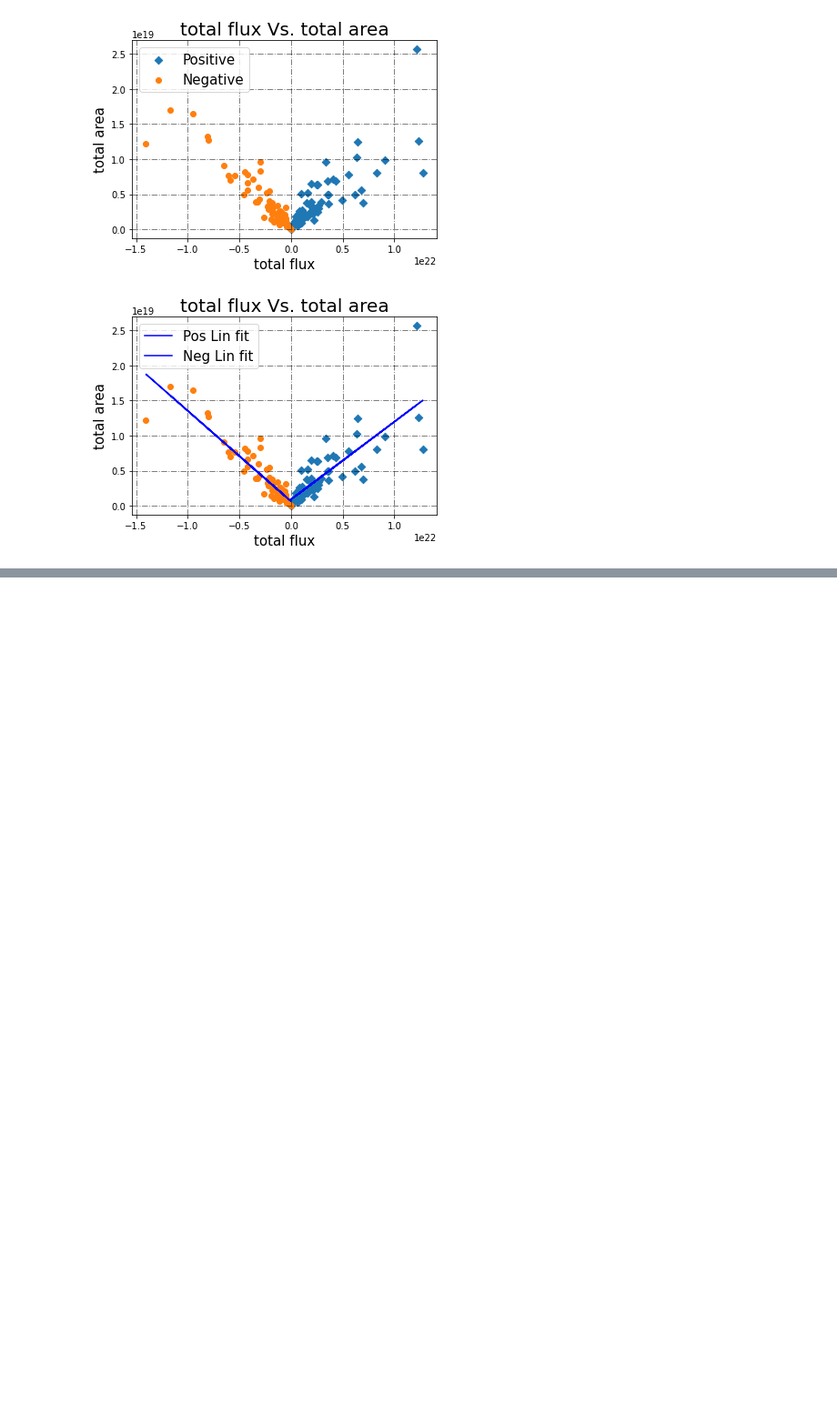
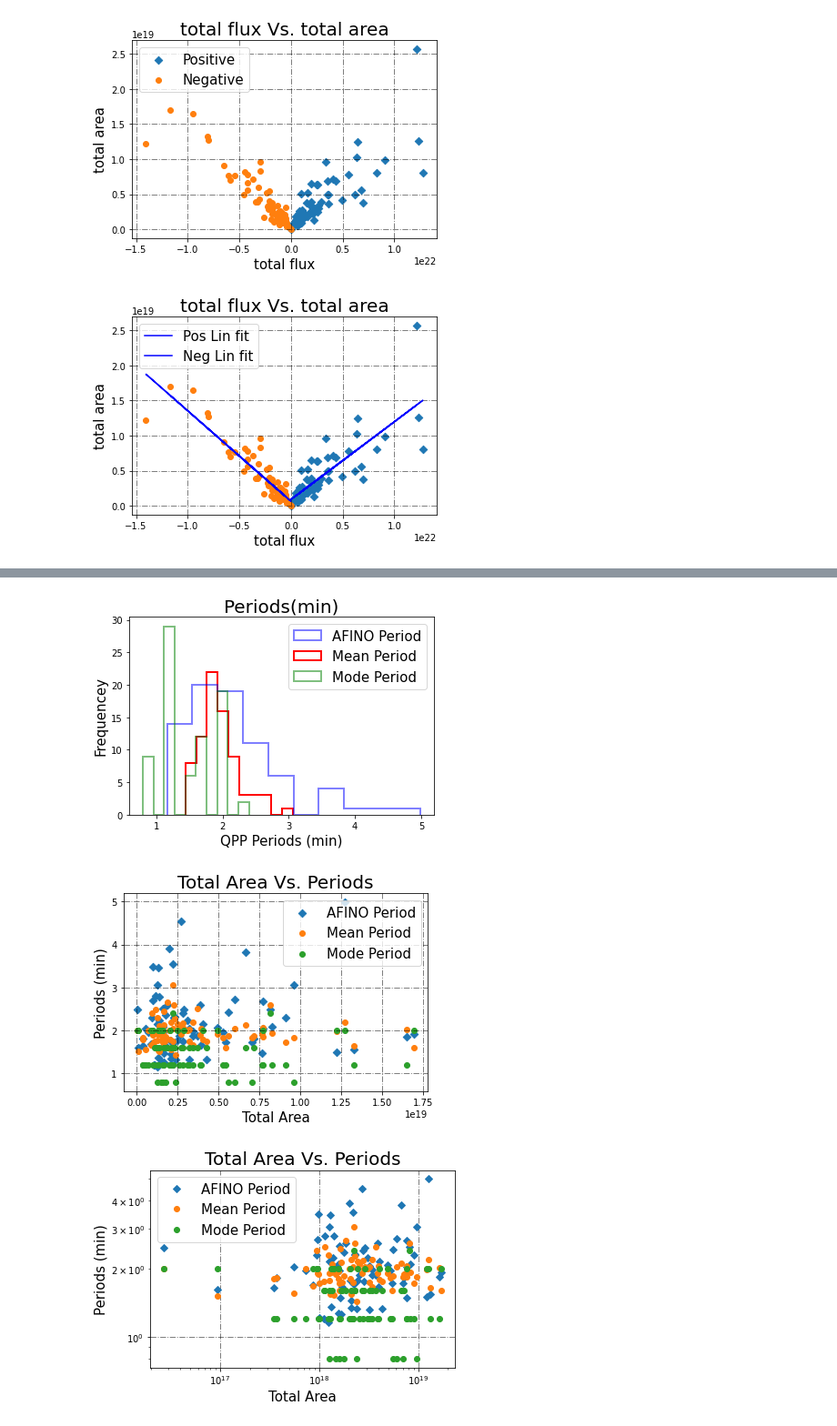
Before and after one commit to mfcorchado/QPPS_Kaz_Ver, a Jupyter notebook: Stats_Code.ipynb, the cells around one changed output, grey strips where cells are left out. Shown at 91% size. Cells and saved outputs as stored; diff of their text form; code cells hidden in the pictures; blank space fills up the shorter version.

```diff
--- a/Stats_Code.ipynb
+++ b/Stats_Code.ipynb
@@ -324,0 +573,12 @@ ValueError: autodetected range of [nan, nan] is not finite
+# %%
+nafino_period = df["QPP_Period_N"]
+nmean_period  = df["Nmean"]
+nmode_period  = df["Nmode_Period"]
+
+
+
+nPer_mean1, nPer_mean2, nPer_mean3, nVar_mean1, nPer_std1, nPer_std2, nPer_std3, nVar_std1, nPer_skew1, nPer_skew2, nPer_skew3,nVar_skew1, nPer_kur1,nPer_kur2, nPer_kur3, nVar_kur1, nPer_mode1, nPer_mode2, nPer_mode3,nVar_mode1  = compare_periods_var (nafino_period,nmean_period, nmode_period,tot_narea, 'Total Area Ribbon', 'AFINO Period', 'Mean Period', 'Mode Period', True)
+# %% [output]
+[figure, added]
+[figure, added]
+[figure, added]
```
Also changed, not shown: parts of 28 cells of this notebook.
